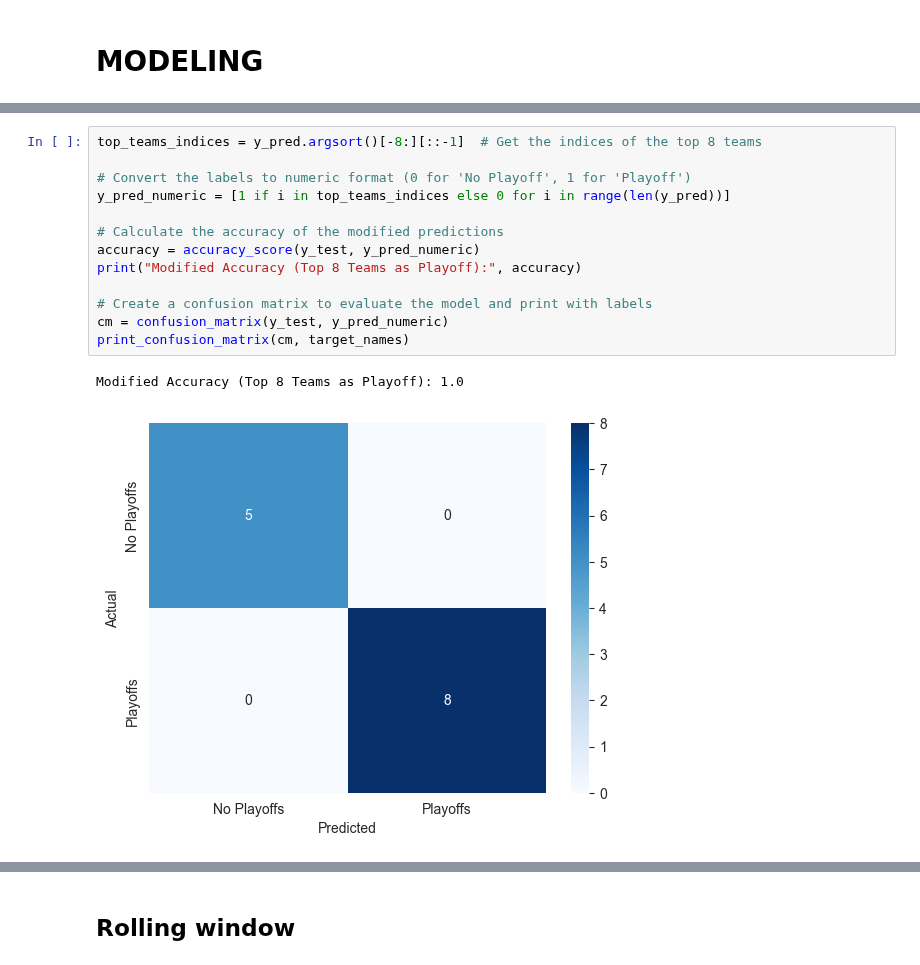
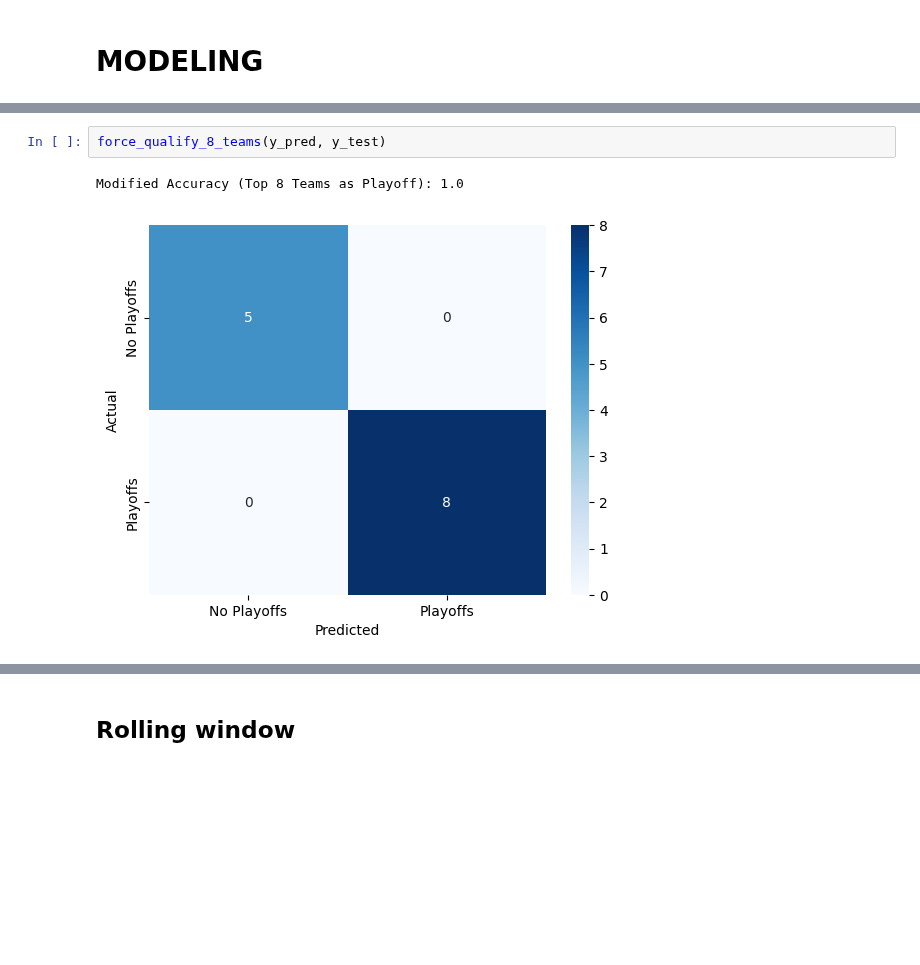
Before and after one commit to jogp10/WnbaPlayoffsPredicting, a Jupyter notebook: notebooks/modelling.ipynb, the cells around one changed output, grey strips where cells are left out. Saved outputs shown, nothing was run; the diff lists cells and outputs as text; blank space fills up the shorter version.

```diff
--- a/notebooks/modelling.ipynb
+++ b/notebooks/modelling.ipynb
@@ -148,16 +158,5 @@ Accuracy: 1.0
-# %%
-top_teams_indices = y_pred.argsort()[-8:][::-1]  # Get the indices of the top 8 teams
-
-# Convert the labels to numeric format (0 for 'No Playoff', 1 for 'Playoff')
-y_pred_numeric = [1 if i in top_teams_indices else 0 for i in range(len(y_pred))]
-
-# Calculate the accuracy of the modified predictions
-accuracy = accuracy_score(y_test, y_pred_numeric)
-print("Modified Accuracy (Top 8 Teams as Playoff):", accuracy)
-
-# Create a confusion matrix to evaluate the model and print with labels
-cm = confusion_matrix(y_test, y_pred_numeric)
-print_confusion_matrix(cm, target_names)
-# %% [output]
-Modified Accuracy (Top 8 Teams as Playoff): 1.0
-[figure, removed]
+# %%
+force_qualify_8_teams(y_pred, y_test)
+# %% [output]
+Modified Accuracy (Top 8 Teams as Playoff): 1.0
+[figure, added]
```
Also changed, not shown: parts of 32 cells of this notebook.
